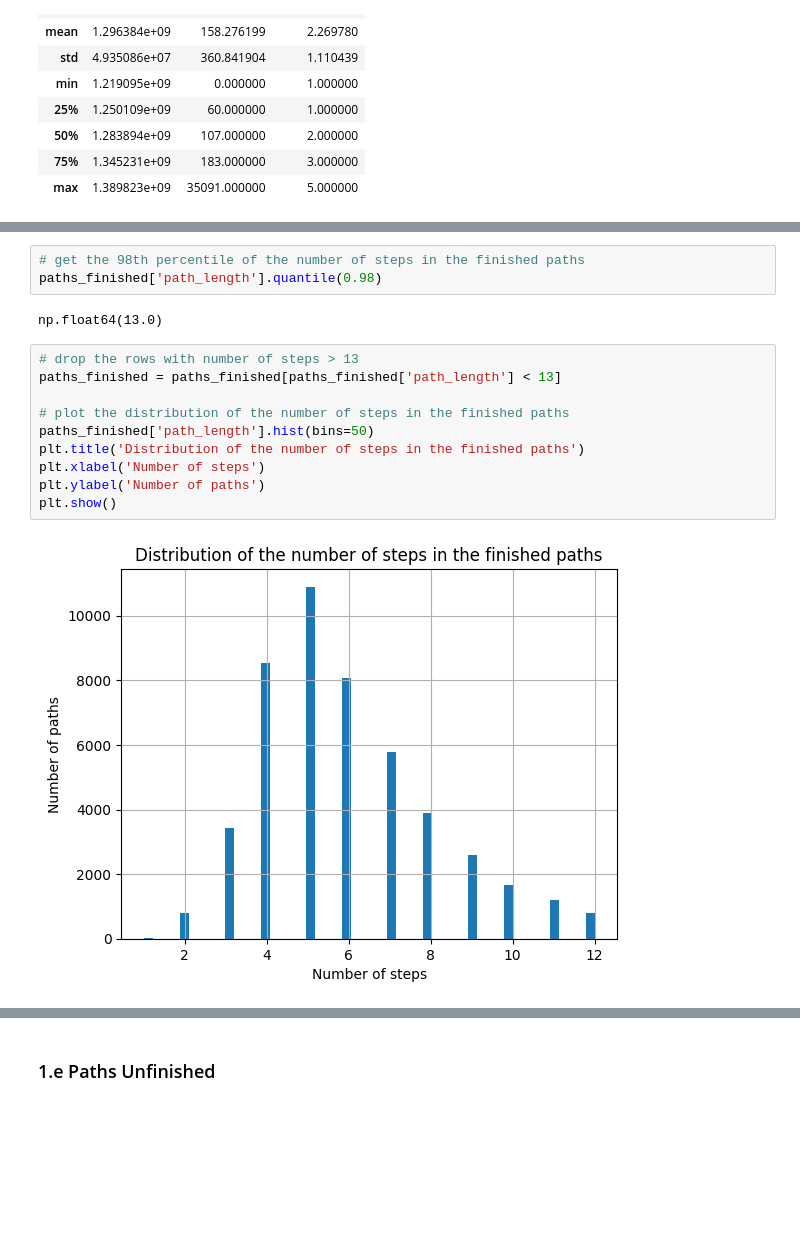
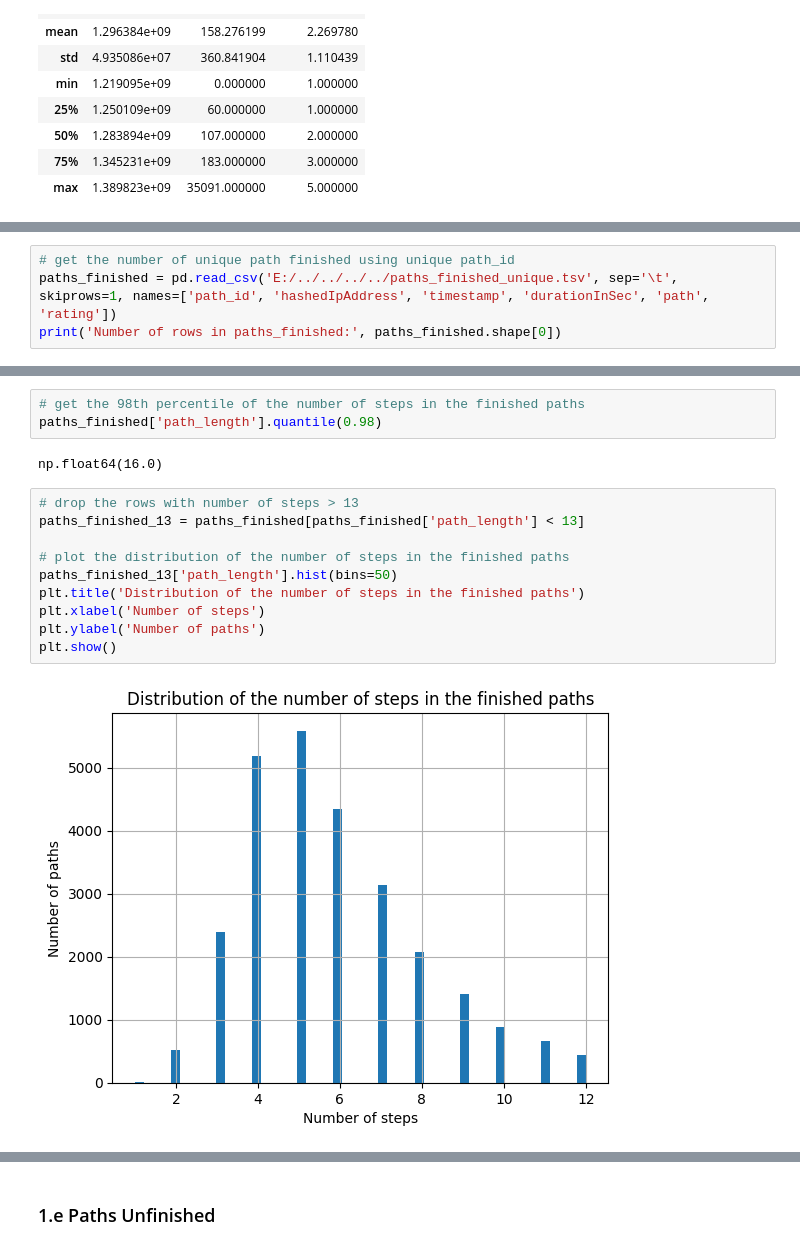
Before and after one commit to epfl-ada/ada-2024-project-adaspeedia, a Jupyter notebook: description_data.ipynb, the cells around one changed output, grey strips where cells are left out. Drawn from its saved outputs; the diff is of its cells as text; blank space fills up the shorter version.

```diff
--- a/description_data.ipynb
+++ b/description_data.ipynb
@@ -191,0 +264,4 @@ paths_finished['path'].nunique() ## TODO: check if this is correct
+# %%
+# get the number of unique path finished using unique path_id
+paths_finished = pd.read_csv('E:/../../../../paths_finished_unique.tsv', sep='\t', skiprows=1, names=['path_id', 'hashedIpAddress', 'timestamp', 'durationInSec', 'path', 'rating'])
+print('Number of rows in paths_finished:', paths_finished.shape[0])
@@ -259,19 +382,19 @@ plt.show()
 # get the 98th percentile of the number of steps in the finished paths
 paths_finished['path_length'].quantile(0.98)
 # %% [output]
-np.float64(13.0)
+np.float64(16.0)
 # %%
 # drop the rows with number of steps > 13
-paths_finished = paths_finished[paths_finished['path_length'] < 13]
+paths_finished_13 = paths_finished[paths_finished['path_length'] < 13]
 
 # plot the distribution of the number of steps in the finished paths
-paths_finished['path_length'].hist(bins=50)
+paths_finished_13['path_length'].hist(bins=50)
 plt.title('Distribution of the number of steps in the finished paths')
 plt.xlabel('Number of steps')
 plt.ylabel('Number of paths')
 plt.show()
 # %% [output]
-[figure, old version]
+[figure, new version]
 # %%
 # plot the distribution of the rating of the finished paths
 paths_finished['rating'].hist(bins=50)
```
Also changed, not shown: parts of 46 cells of this notebook.
